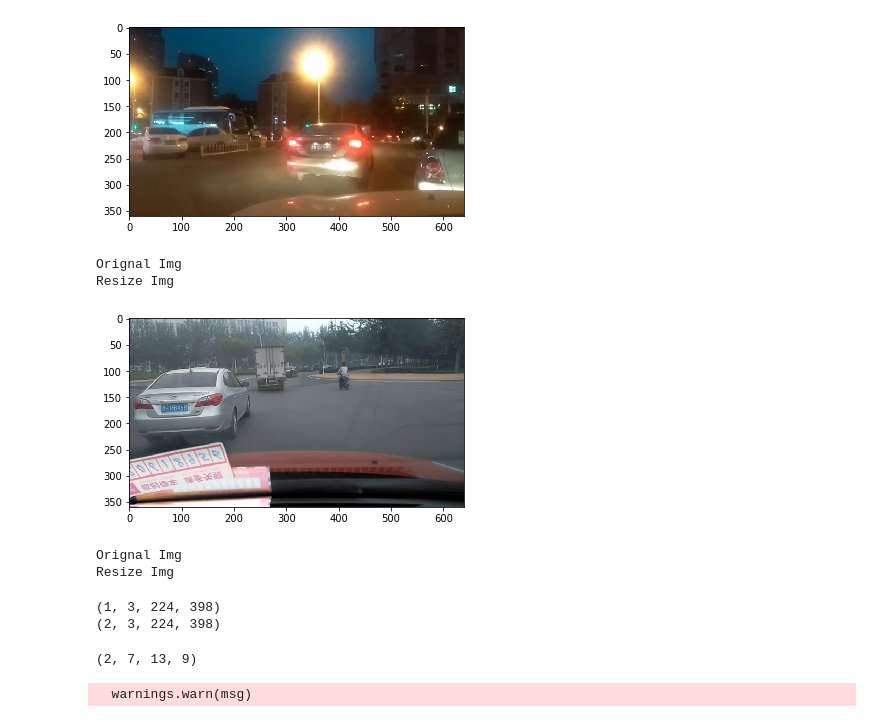
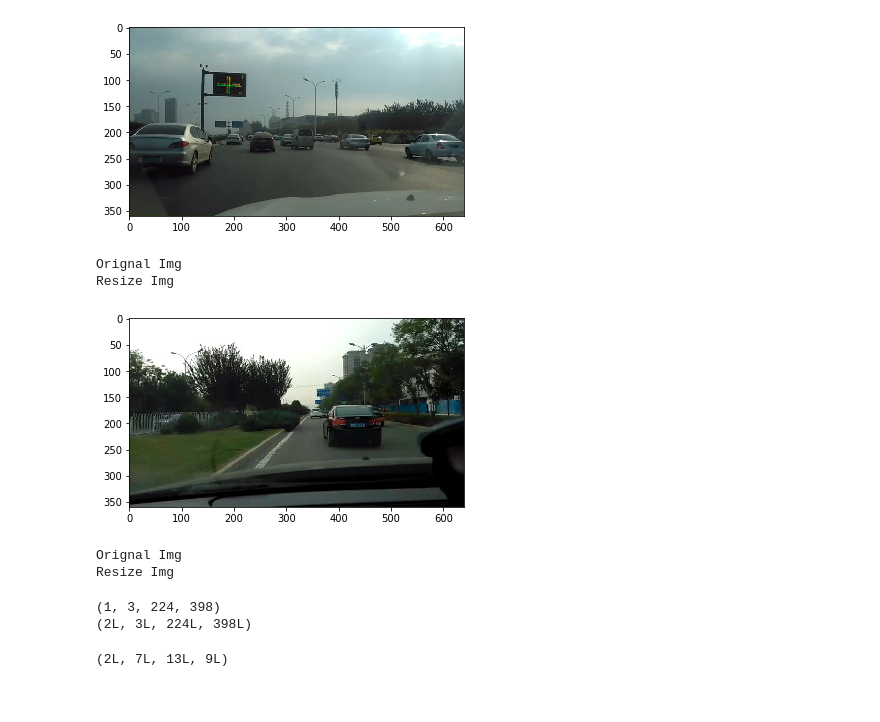
Before and after one commit to YunchuZhang/Image-based-Object-Detection-System-for-Self-driving-Cars-Application, a Jupyter notebook: src/wild_test.ipynb, the cells around one changed output. Saved outputs shown, nothing was run; the diff lists cells and outputs as text; code cells hidden in the pictures.

```diff
--- a/src/wild_test.ipynb
+++ b/src/wild_test.ipynb
@@ -58,40 +58,40 @@ def bboxdraw(img, label, dscale=32):
     plt.show()
 # %%
 
-cat = plt.imread("DATA/testing/testing/70725.jpg")
+cat = plt.imread("70109.jpg")#69774
 hi, wi = cat.shape[:2]
 plt.imshow(cat)
 plt.show()
 print ("Orignal Img")
 W = int(224 * (wi * 1.0 / hi))
 H = 224
 cat_resize = cv2.resize(cat, (W,H))
 cat_resize = cat_resize.transpose((2,0,1)).reshape(1,3,H,W)
 
 print ("Resize Img")
 
-cat1 = plt.imread("DATA/testing/testing/71905.jpg")
+cat1 = plt.imread("69778.jpg")
 hi, wi = cat1.shape[:2]
 plt.imshow(cat1)
 plt.show()
 print ("Orignal Img")
 W = int(224 * (wi * 1.0 / hi))
 H = 224
 cat1_resize = cv2.resize(cat1, (W,H))
 cat1_resize = cat1_resize.transpose((2,0,1)).reshape(1,3,H,W)
 
 print ("Resize Img")
 img = np.vstack([cat_resize,cat1_resize])
 # %% [output]
-[figure, old version]
+[figure, new version]
 Orignal Img
 Resize Img
-[figure, old version]
+[figure, new version]
 Orignal Img
 Resize Img
 # %%
 
-cat_nd = mx.nd.array(ctx=mx.gpu(0), source_array=img)
+cat_nd = mx.nd.array(ctx=mx.cpu(), source_array=img)
 
 
 print (cat_resize.shape)
@@ -100,12 +100,12 @@ print (cat_nd.shape)
 cat_itr = mx.io.NDArrayIter(data=cat_nd, data_name='data',  batch_size=1)
 # %% [output]
 (1, 3, 224, 398)
-(2, 3, 224, 398)
+(2L, 3L, 224L, 398L)
 # %%
 # get sym
-sym, args_params, aux_params = mx.model.load_checkpoint('drive_full_detect', 418)
+sym, args_params, aux_params = mx.model.load_checkpoint('../model/drive_full_detect', 347)
 logit = sym.get_internals()['logit_output']
-mod = mx.mod.Module(symbol=logit, context=mx.gpu(0))
+mod = mx.mod.Module(symbol=logit, context=mx.cpu())
 mod.bind(cat_itr.provide_data)
 mod.init_params(allow_missing=False, arg_params=args_params, aux_params=aux_params,
                 initializer=mx.init.Xavier(magnitude=2,rnd_type='gaussian',factor_type='in'))
@@ -113,8 +113,7 @@ out = mod.predict(eval_data=cat_itr, num_batch=10)
 
 print(out.shape)
 # %% [output]
-(2, 7, 13, 9)
+(2L, 7L, 13L, 9L)
-  warnings.warn(msg)
 # %%
 cat_itr.reset()
 for i in range(2):
```
Also changed, not shown: parts of 3 cells of this notebook, 7 other files.
